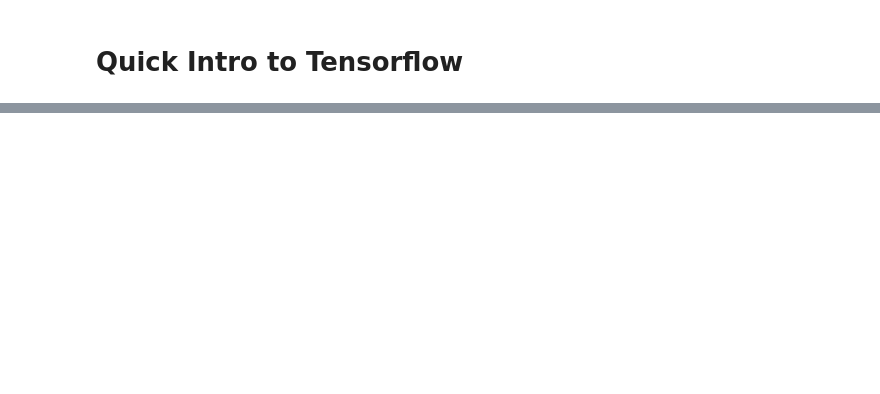
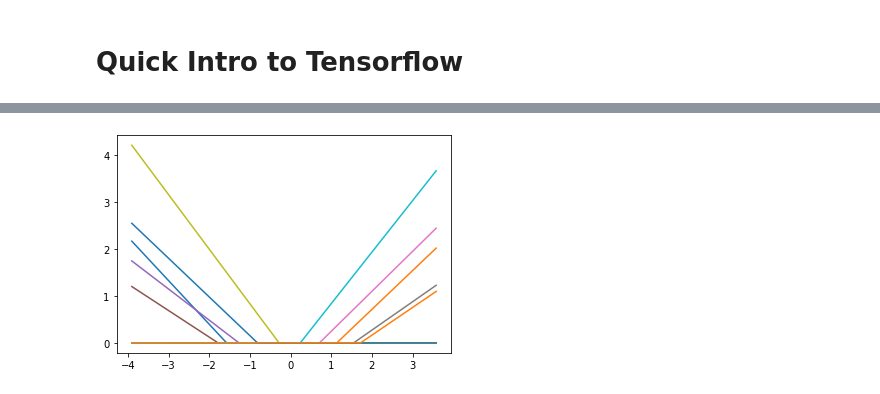
Before and after one commit to dghwood/tensorflow-tutorial, a Jupyter notebook: Quick_Intro_to_Tensorflow.ipynb, the cells around one changed output, grey strips where cells are left out. Cells and saved outputs as stored; diff of their text form; code cells hidden in the pictures; blank space fills up the shorter version.

```diff
--- a/Quick_Intro_to_Tensorflow.ipynb
+++ b/Quick_Intro_to_Tensorflow.ipynb
@@ -38,0 +76,6 @@ plt.scatter(X, model(X))
+# %%
+# @title It's just a bunch of relu lines
+sorted_X = X[np.argsort(X, axis = 0).flatten()]
+_ = plt.plot(sorted_X, model.layers[0](sorted_X).numpy())
+# %% [output]
+[figure, added]
```
Also changed, not shown: parts of 10 cells of this notebook.
